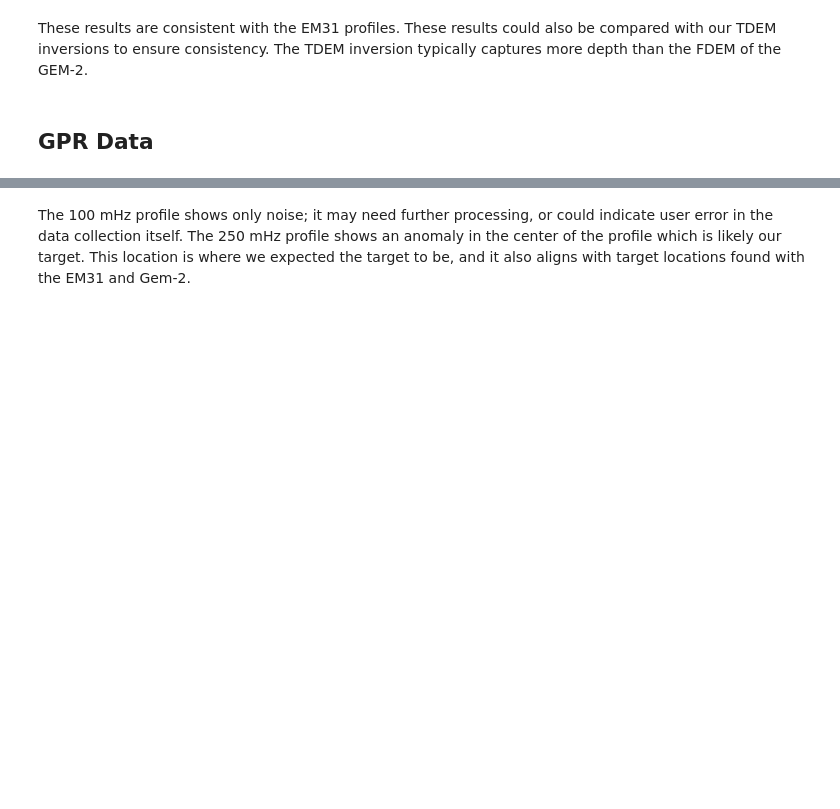
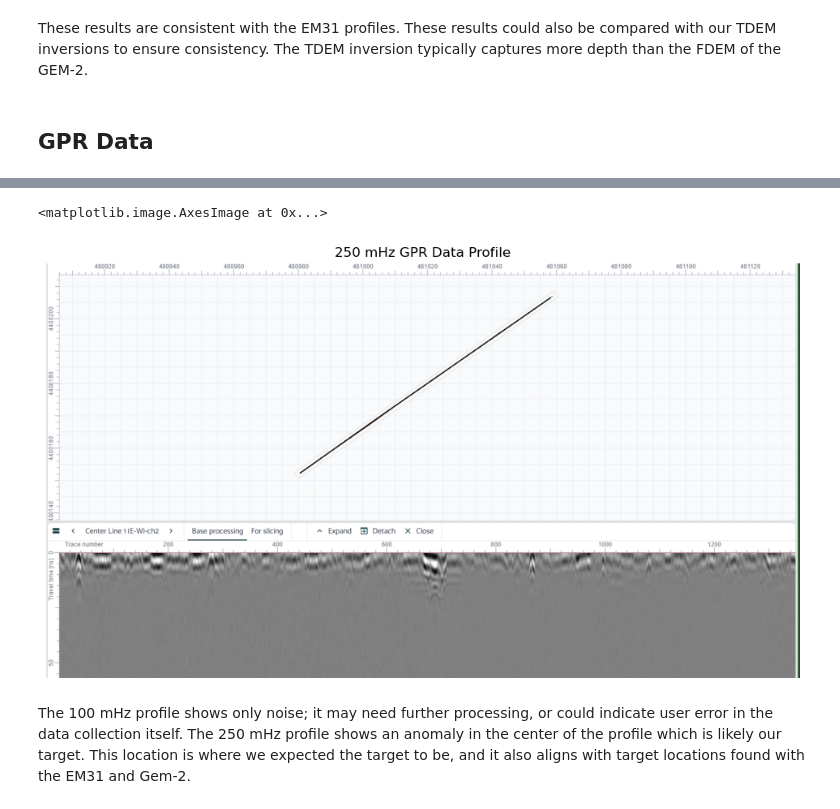
Before and after one commit to lillian-hanson/gpgn-318-328-notebooks, a Jupyter notebook: Labs/em/lab02/lab02.ipynb, the cells around one changed output, grey strips where cells are left out. Cells and saved outputs as stored; diff of their text form; code cells hidden in the pictures; blank space fills up the shorter version.

```diff
--- a/Labs/em/lab02/lab02.ipynb
+++ b/Labs/em/lab02/lab02.ipynb
@@ -177,3 +175,12 @@ These results are consistent with the EM31 profiles. These results could also be
+# %%
+img250 = mpimg.imread('data/GPR/lab02gpr250mhz.png')
+plt.figure(figsize=(12,12))
+plt.title("250 mHz GPR Data Profile")
+plt.axis('off')
+plt.imshow(img250)
+# %% [output]
+<matplotlib.image.AxesImage at 0x...>
+[figure, added]
 # %% [markdown]
 The 100 mHz profile shows only noise; it may need further processing, or could indicate user error in the data collection itself. The 250 mHz profile shows an anomaly in the center of the profile which is likely our target. This location is where we expected the target to be, and it also aligns with target locations found with the EM31 and Gem-2.
 # %% [markdown]
```
Also changed, not shown: parts of 8 cells of this notebook.
